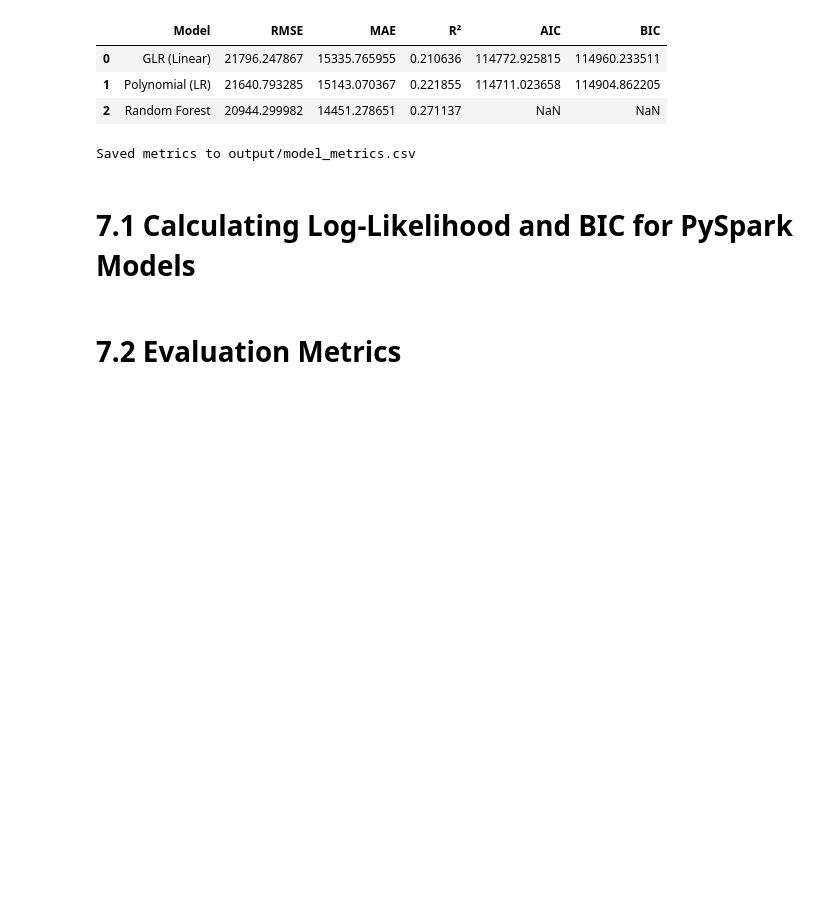
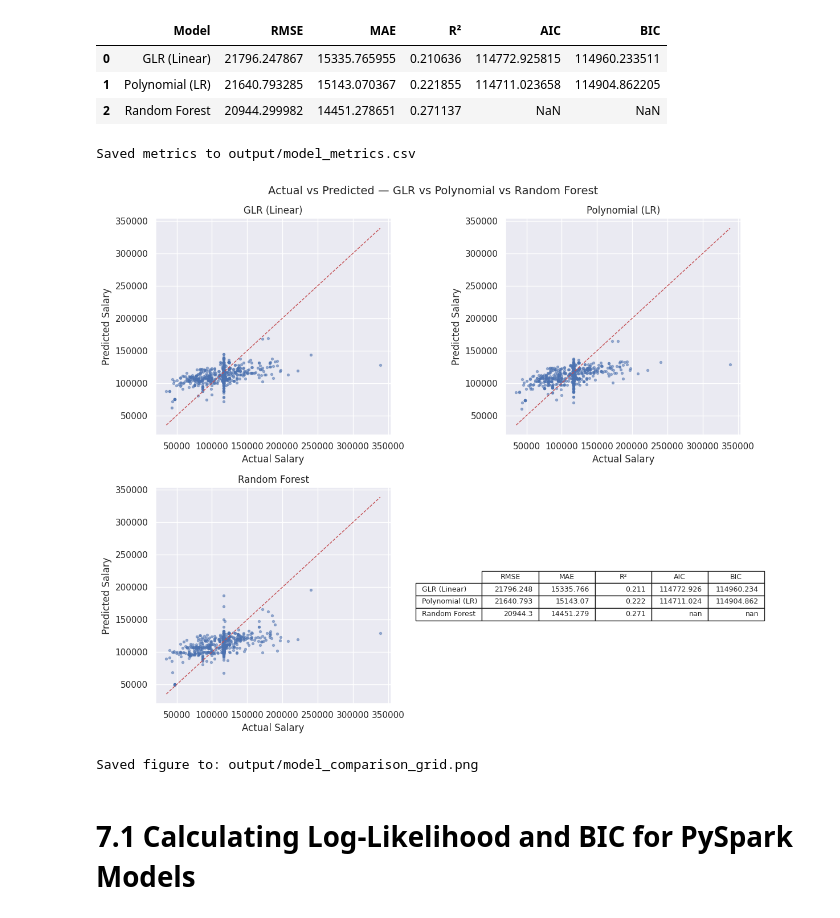
Before and after one commit to met-ad-688/assignment-04-Sabrina1211, a Jupyter notebook: assignment04-sminaya1.ipynb, the cells around one changed output. Drawn from its saved outputs; the diff is of its cells as text; code cells hidden in the pictures; blank space fills up the shorter version.

Commit message:
comparation of the three model plot

```diff
--- a/assignment04-sminaya1.ipynb
+++ b/assignment04-sminaya1.ipynb
@@ -719,5 +724,68 @@ print("Saved metrics to output/model_metrics.csv")
 | 1 | Polynomial (LR) | 21640.793285 | 15143.070367 | 0.221855 | 114711.023658 | 114904.862205 |
 | 2 | Random Forest | 20944.299982 | 14451.278651 | 0.271137 | NaN | NaN |
 Saved metrics to output/model_metrics.csv
+# %%
+# --- 2×2 grid: Actual vs Predicted for GLR, Polynomial, RF ---
+
+from pyspark.sql import functions as F
+import numpy as np
+import pandas as pd
+import matplotlib.pyplot as plt
+import seaborn as sns
+import os
+
+# small helper: convert a RANDOM SAMPLE from a Spark DF to pandas
+def to_pd_sample(df, n=6000, seed=42):
+    try:
+        return df.orderBy(F.rand(seed)).limit(n).toPandas()
+    except Exception:
+        rows = df.orderBy(F.rand(seed)).limit(n).collect()
+        return pd.DataFrame([r.asDict() for r in rows])
+
+# take lightweight samples for each model (no big joins)
+glr_pd  = to_pd_sample(glr_pred)      # has columns: SALARY, pred_glr
+poly_pd = to_pd_sample(poly_pred)     # has columns: SALARY, pred_poly
+rf_pd   = to_pd_sample(rf_pred)       # has columns: SALARY, pred_rf
+
+sns.set_theme()
+fig, axes = plt.subplots(2, 2, figsize=(12, 10))
+
+def scatter_actual_vs_pred(ax, df, pred_col, title):
+    ax.scatter(df["SALARY"], df[pred_col], s=8, alpha=0.5)
+    lo = float(np.nanmin([df["SALARY"].min(), df[pred_col].min()]))
+    hi = float(np.nanmax([df["SALARY"].max(), df[pred_col].max()]))
+    ax.plot([lo, hi], [lo, hi], "r--", linewidth=1)  # 45° reference line
+    ax.set_title(title)
+    ax.set_xlabel("Actual Salary")
+    ax.set_ylabel("Predicted Salary")
+
+scatter_actual_vs_pred(axes[0,0], glr_pd,  "pred_glr",  "GLR (Linear)")
+scatter_actual_vs_pred(axes[0,1], poly_pd, "pred_poly", "Polynomial (LR)")
+scatter_actual_vs_pred(axes[1,0], rf_pd,   "pred_rf",   "Random Forest")
+
+# bottom-right: metrics table (uses your existing metrics_df)
+axes[1,1].axis("off")
+tbl = axes[1,1].table(
+    cellText=np.round(metrics_df.set_index("Model"), 3).values,
+    rowLabels=metrics_df["Model"].values,
+    colLabels=metrics_df.columns[1:],
+    loc="center"
+)
+tbl.auto_set_font_size(False)
+tbl.set_fontsize(9)
+tbl.scale(1.2, 1.2)
+
+fig.suptitle("Actual vs Predicted — GLR vs Polynomial vs Random Forest", fontsize=14)
+fig.tight_layout()
+
+# save next to your metrics file
+os.makedirs("output", exist_ok=True)
+fig.savefig("output/model_comparison_grid.png", dpi=200)
+plt.show()
+
+print("Saved figure to: output/model_comparison_grid.png")
+# %% [output]
+[figure, added]
+Saved figure to: output/model_comparison_grid.png
 # %% [markdown]
 # 7.1 Calculating Log-Likelihood and BIC for PySpark Models
@@ -726,2 +791,0 @@ Saved metrics to output/model_metrics.csv
-# %% [markdown]
-# 7.2 Evaluation Metrics
```
Also changed, not shown: parts of 11 cells of this notebook, 1 other file.
